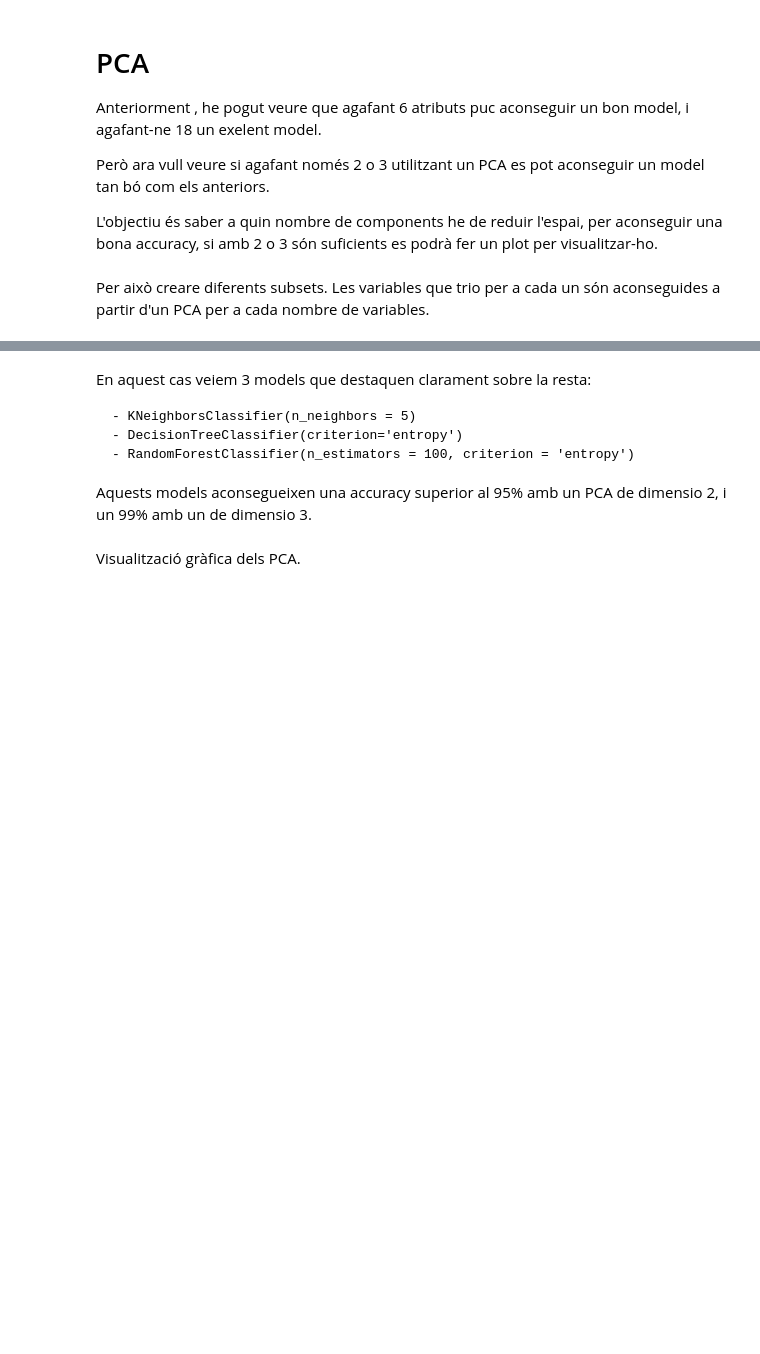
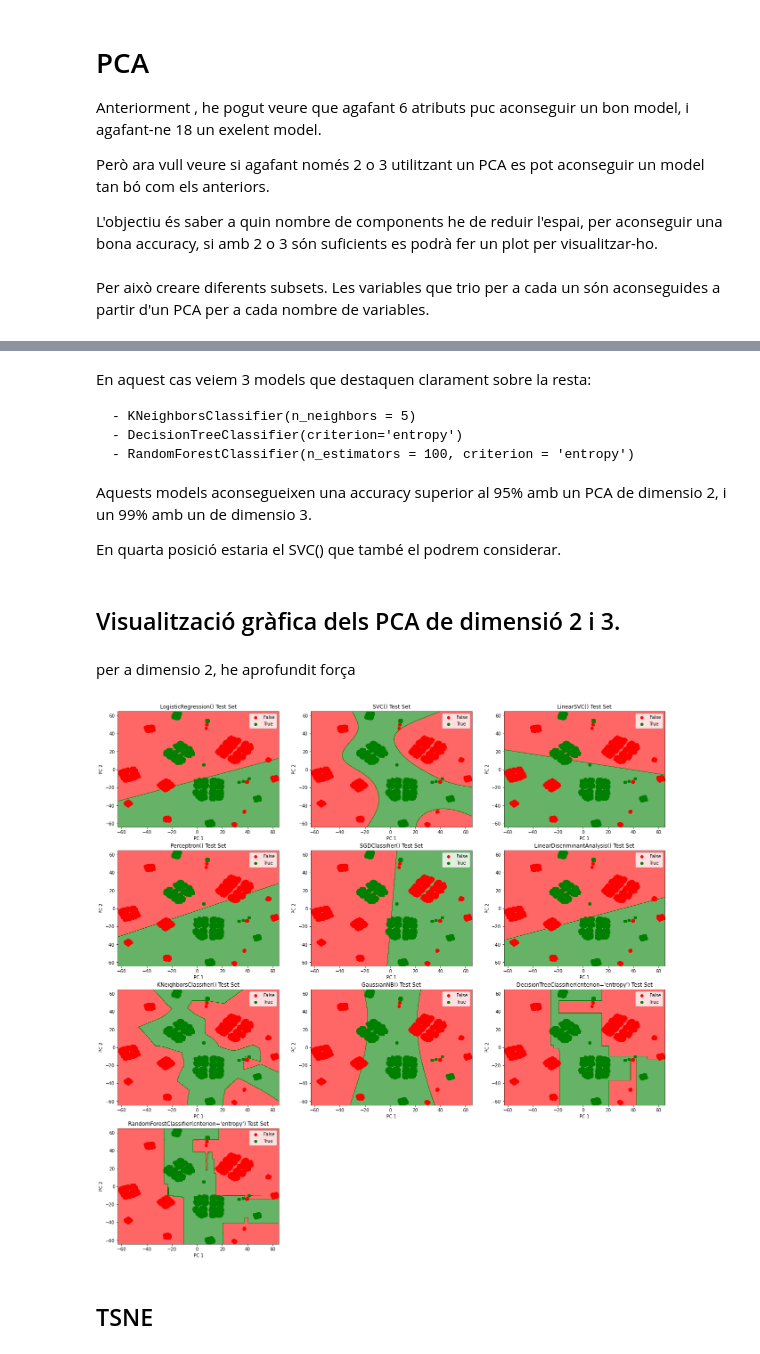
Before and after one commit to AlbertRoca29/Mushrooms, a Jupyter notebook: mushrooms.ipynb, the cells around one changed output, grey strips where cells are left out. Drawn from its saved outputs; the diff is of its cells as text; code cells hidden in the pictures; blank space fills up the shorter version.

```diff
--- a/mushrooms.ipynb
+++ b/mushrooms.ipynb
@@ -457,5 +435,58 @@ En aquest cas veiem 3 models que destaquen clarament sobre la resta:
     - RandomForestClassifier(n_estimators = 100, criterion = 'entropy')
 
 Aquests models aconsegueixen una accuracy superior al 95% amb un PCA de dimensio 2, i un 99% amb un de dimensio 3.
+
+En quarta posició estaria el SVC() que també el podrem considerar.
-# %% [markdown]
-Visualització gràfica dels PCA.
+# %% [markdown]
+## Visualització gràfica dels PCA de dimensió 2 i 3.
+# %% [markdown]
+per a dimensio 2, he aprofundit força
+# %%
+def visualization_test(model):
+    X_set, y_set = X_test_r, y_test
+    X1, X2 = np.meshgrid(np.arange(start = X_set[:, 0].min() - 1, stop = X_set[:, 0].max() + 1, step = 0.025),
+                         np.arange(start = X_set[:, 1].min() - 1, stop = X_set[:, 1].max() + 1, step = 0.025))
+
+    ax.contourf(X1, X2, classifier.predict(np.array([X1.ravel(), X2.ravel()]).T).reshape(X1.shape),
+                 alpha = 0.6, cmap = ListedColormap(('red', 'green')))
+
+    plt.xlim(X1.min(), X1.max())
+    plt.ylim(X2.min(), X2.max())
+    for i, j in enumerate(np.unique(y_set)):
+        ax.scatter(X_set[y_set == j, 0], X_set[y_set == j, 1],
+                    c = 'rg'[i], label = j)
+    plt.title("%s Test Set" %(model))
+    plt.xlabel('PC 1')
+    plt.ylabel('PC 2')
+    plt.legend()
+# %%
+
+
+models = [
+    LogisticRegression(),
+    SVC(kernel='rbf'),
+    LinearSVC(),
+    Perceptron(),
+    SGDClassifier(),
+    LinearDiscriminantAnalysis(),
+    KNeighborsClassifier(n_neighbors = 5),
+    GaussianNB(),
+    DecisionTreeClassifier(criterion='entropy'),
+    RandomForestClassifier(n_estimators = 100, criterion = 'entropy')
+]
+
+fig = plt.figure(figsize=(22,22))
+i = 1
+for classifier in models:
+    pca = PCA(2)
+    X_train_r = pca.fit_transform(X_train)
+    X_test_r = pca.transform(X_test)
+    classifier.fit(X_train_r,y_train)
+    ax = fig.add_subplot(4,3, i)
+    i+=1
+    visualization_test(classifier)
+plt.show()
+# %% [output]
+[figure, added]
+# %% [markdown]
+## TSNE
```
Also changed, not shown: parts of 30 cells of this notebook.
